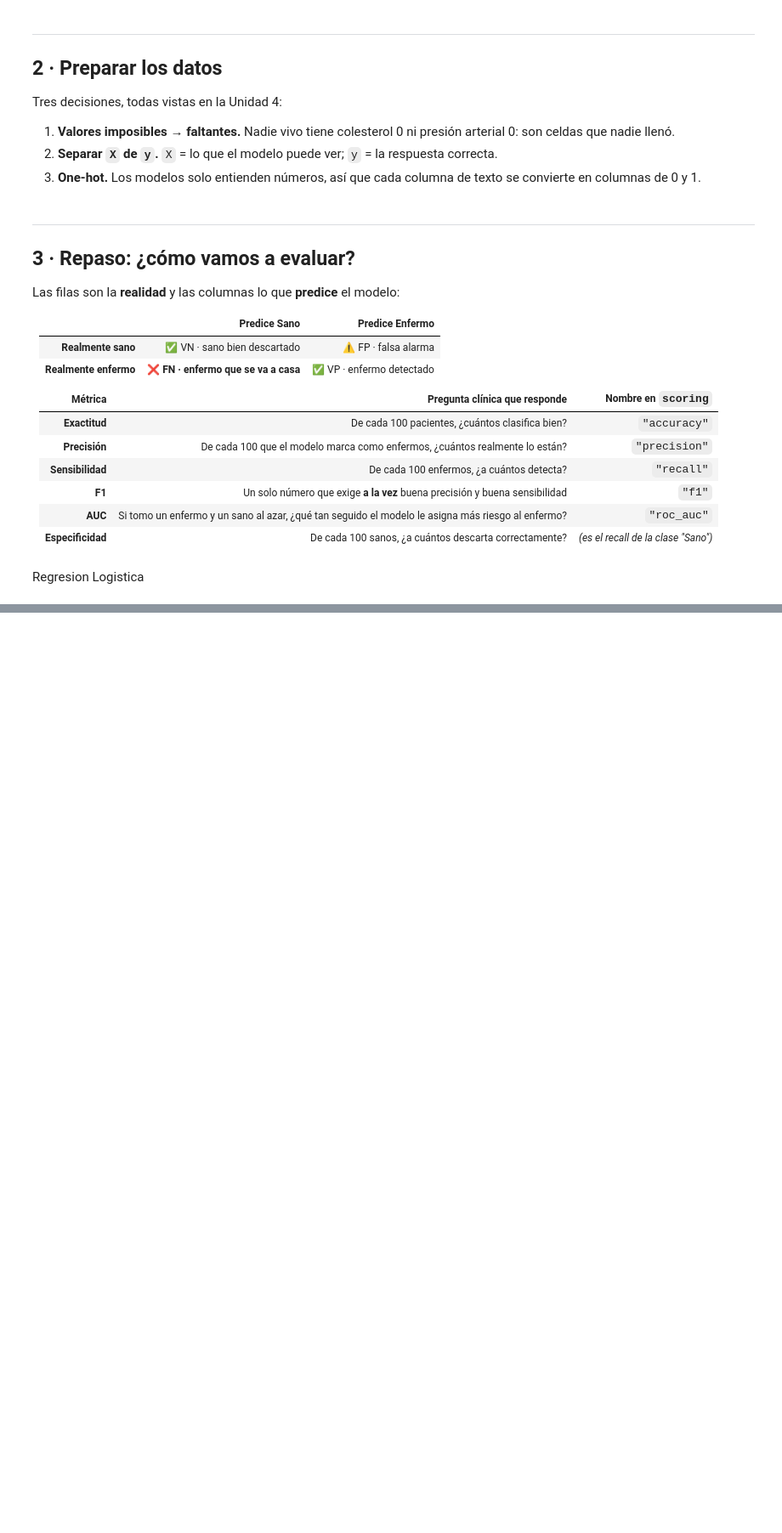
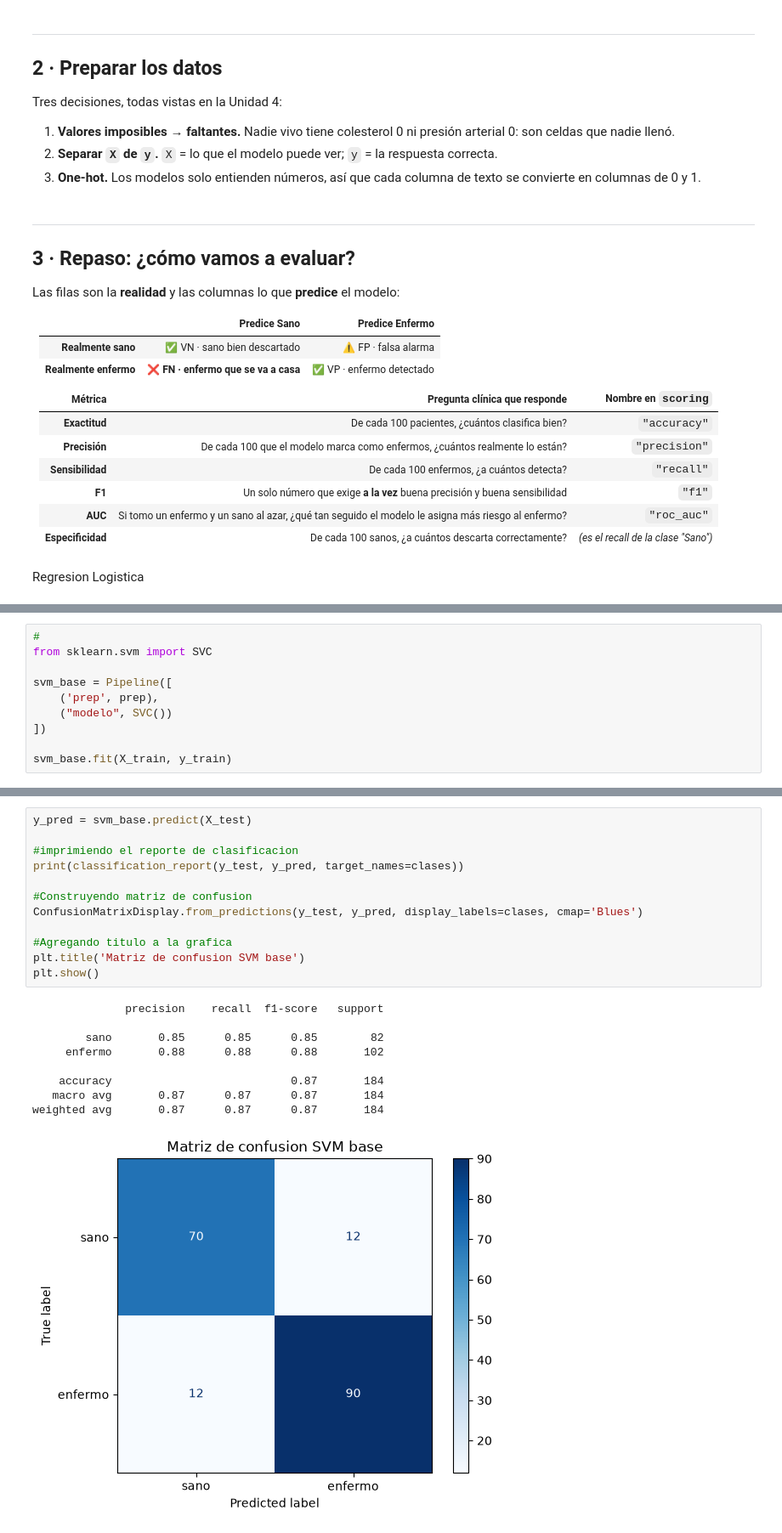
Before and after one commit to Efredo19/Practicas_IA, a Jupyter notebook: Parcial2/Practica0510.ipynb, the cells around one changed output, grey strips where cells are left out. Shown at 85% size. Saved outputs shown, nothing was run; the diff lists cells and outputs as text; blank space fills up the shorter version.

```diff
--- a/Parcial2/Practica0510.ipynb
+++ b/Parcial2/Practica0510.ipynb
@@ -224,0 +308,10 @@ Pipeline(steps=[('imputar', SimpleImputer(strategy='median')),
+# %%
+#
+from sklearn.svm import SVC
+
+svm_base = Pipeline([
+    ('prep', prep),
+    ("modelo", SVC())
+])
+
+svm_base.fit(X_train, y_train)
@@ -224,0 +331,22 @@ Pipeline(steps=[('imputar', SimpleImputer(strategy='median')),
+# %%
+y_pred = svm_base.predict(X_test)
+
+#imprimiendo el reporte de clasificacion
+print(classification_report(y_test, y_pred, target_names=clases))
+
+#Construyendo matriz de confusion
+ConfusionMatrixDisplay.from_predictions(y_test, y_pred, display_labels=clases, cmap='Blues')
+
+#Agregando titulo a la grafica
+plt.title('Matriz de confusion SVM base')
+plt.show()
+# %% [output]
+              precision    recall  f1-score   support
+
+        sano       0.85      0.85      0.85        82
+     enfermo       0.88      0.88      0.88       102
+
+    accuracy                           0.87       184
+   macro avg       0.87      0.87      0.87       184
+weighted avg       0.87      0.87      0.87       184
+[figure, added]
```
Also changed, not shown: parts of 18 cells of this notebook.
